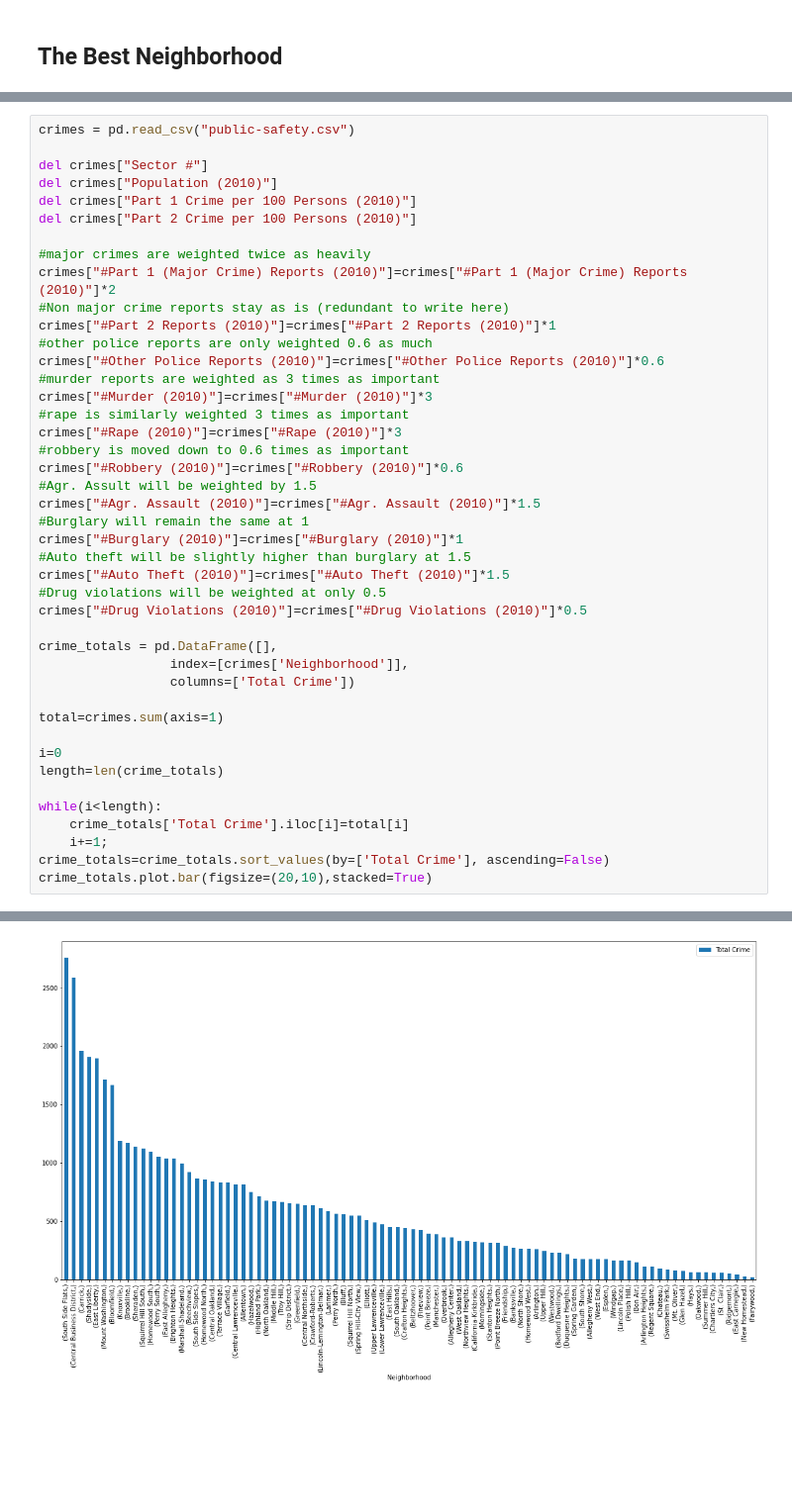
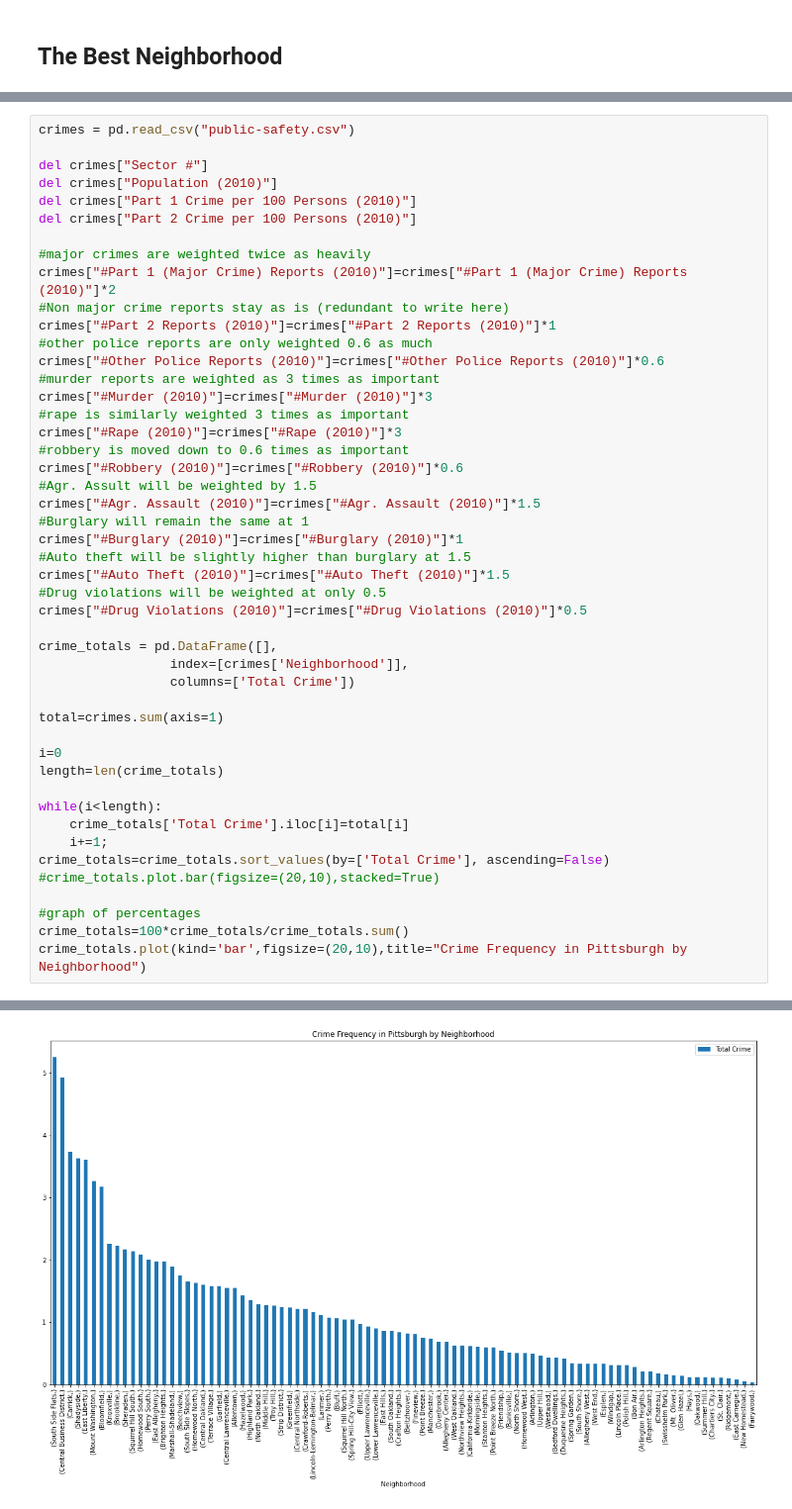
Before and after one commit to lxcasmar/Best-Neighbookhood-in-Pittsburgh, a Jupyter notebook: Final_report.ipynb, the cells around one changed output, grey strips where cells are left out. Shown: that part at 99% size. Saved outputs shown, nothing was run; the diff lists cells and outputs as text; blank space fills up the shorter version.

```diff
--- a/Final_report.ipynb
+++ b/Final_report.ipynb
@@ -42,32 +50,36 @@ crimes["#Other Police Reports (2010)"]=crimes["#Other Police Reports (2010)"]*0.
 #murder reports are weighted as 3 times as important
 crimes["#Murder (2010)"]=crimes["#Murder (2010)"]*3
 #rape is similarly weighted 3 times as important
 crimes["#Rape (2010)"]=crimes["#Rape (2010)"]*3
 #robbery is moved down to 0.6 times as important
 crimes["#Robbery (2010)"]=crimes["#Robbery (2010)"]*0.6
 #Agr. Assult will be weighted by 1.5
 crimes["#Agr. Assault (2010)"]=crimes["#Agr. Assault (2010)"]*1.5
 #Burglary will remain the same at 1
 crimes["#Burglary (2010)"]=crimes["#Burglary (2010)"]*1
 #Auto theft will be slightly higher than burglary at 1.5
 crimes["#Auto Theft (2010)"]=crimes["#Auto Theft (2010)"]*1.5
 #Drug violations will be weighted at only 0.5
 crimes["#Drug Violations (2010)"]=crimes["#Drug Violations (2010)"]*0.5
 
 crime_totals = pd.DataFrame([],
                  index=[crimes['Neighborhood']],
                  columns=['Total Crime'])
 
 total=crimes.sum(axis=1)
 
 i=0
 length=len(crime_totals)
 
 while(i<length):
     crime_totals['Total Crime'].iloc[i]=total[i]
     i+=1;
 crime_totals=crime_totals.sort_values(by=['Total Crime'], ascending=False)
-crime_totals.plot.bar(figsize=(20,10),stacked=True)
+#crime_totals.plot.bar(figsize=(20,10),stacked=True)
+
+#graph of percentages
+crime_totals=100*crime_totals/crime_totals.sum()
+crime_totals.plot(kind='bar',figsize=(20,10),title="Crime Frequency in Pittsburgh by Neighborhood")
 # %% [output]
 <matplotlib.axes._subplots.AxesSubplot at 0x...>
-[figure, old version]
+[figure, new version]
```
Also changed, not shown: parts of 9 cells of this notebook, 1 other file.
